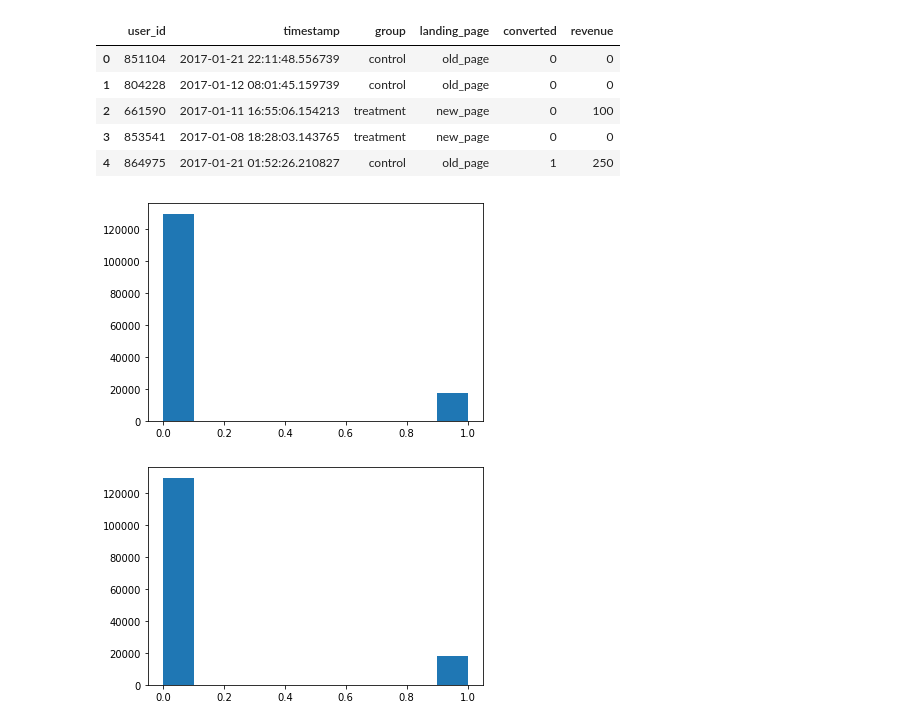
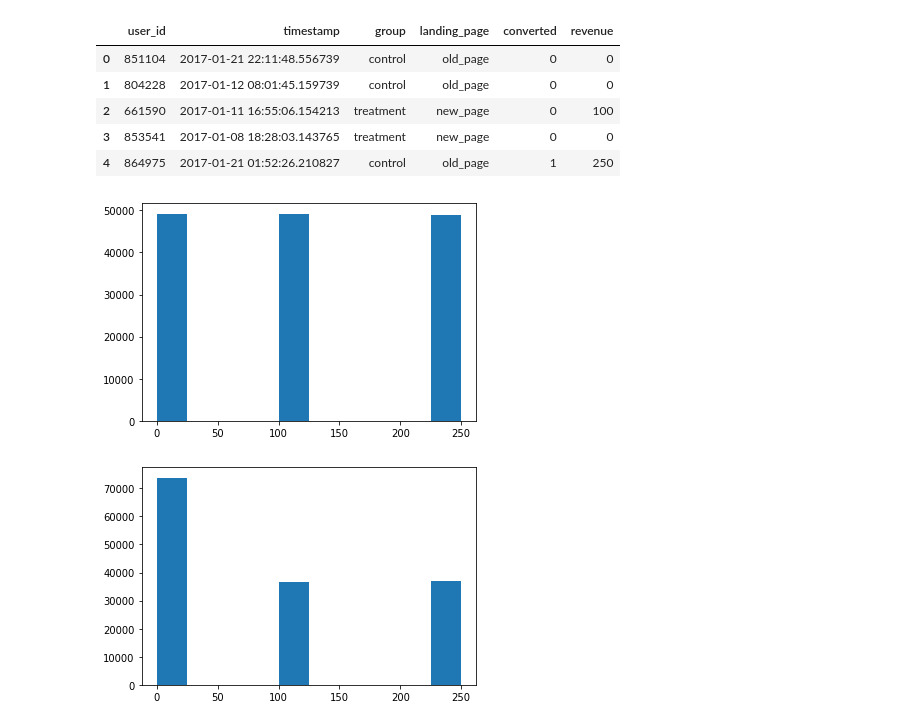
Before and after one commit to map72ru/biz_learn, a Jupyter notebook: HW8.ipynb, the cells around one changed output. Drawn from its saved outputs; the diff is of its cells as text; code cells hidden in the pictures.

```diff
--- a/HW8.ipynb
+++ b/HW8.ipynb
@@ -296,11 +239,11 @@ df.head()
 | 3 | 853541 | 2017-01-08 18:28:03.143765 | treatment | new_page | 0 | 0 |
 | 4 | 864975 | 2017-01-21 01:52:26.210827 | control | old_page | 1 | 250 |
 # %%
-plt.hist(df.loc[df['group']=='treatment', 'converted']);
+plt.hist(df.loc[df['group']=='treatment', 'revenue']);
 # %% [output]
-[figure, old version]
+[figure, new version]
 # %%
-plt.hist(df.loc[df['group']=='control', 'converted']);
+plt.hist(df.loc[df['group']=='control', 'revenue']);
 # %% [output]
-[figure, old version]
+[figure, new version]
 # %%
```
Also changed, not shown: parts of 27 cells of this notebook.
